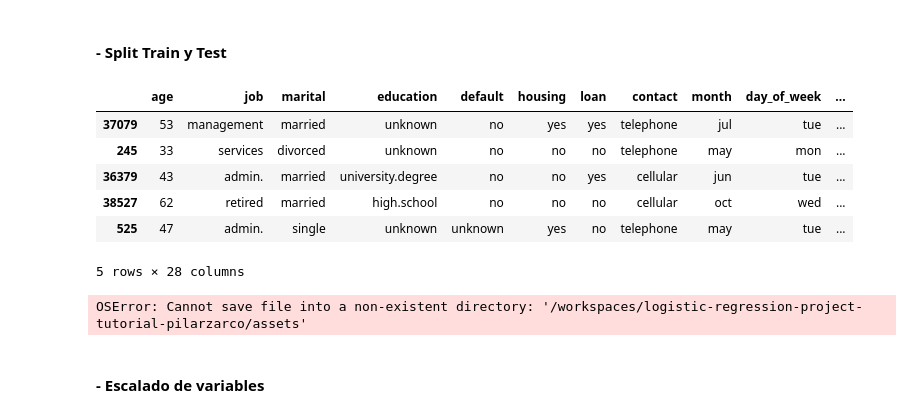
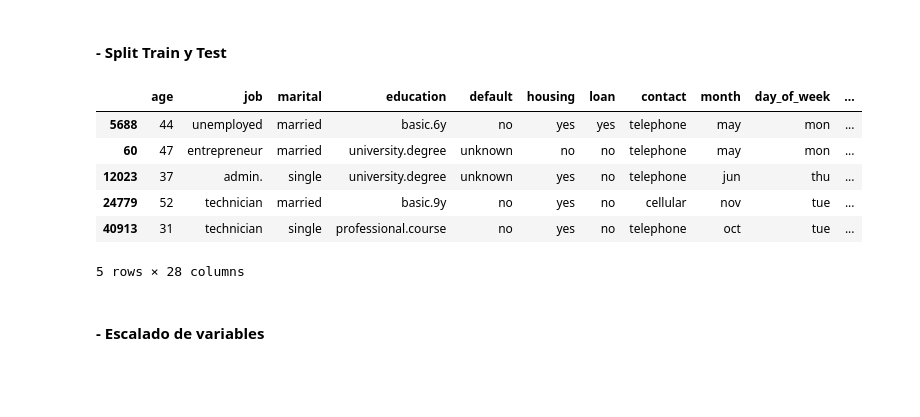
Before and after one commit to Pilizmt/logistic-regression-project-tutorial-pilarzarco, a Jupyter notebook: src/EDA.ipynb, the cells around one changed output. Saved outputs shown, nothing was run; the diff lists cells and outputs as text; code cells hidden in the pictures; blank space fills up the shorter version.

```diff
--- a/src/EDA.ipynb
+++ b/src/EDA.ipynb
@@ -240,0 +228,4 @@ campaign_stats
+# %%
+# Me centro en la informacion de 'campaign' y 'duration'
+stats = bank_df[["campaign", "duration"]].describe()
+stats
@@ -241,6 +253,13 @@ campaign_stats
 # %%
-campaign_iqr = campaign_stats["campaign"]["75%"] - campaign_stats["campaign"]["25%"]
-upper_limit = campaign_stats["campaign"]["75%"] + 1.5 * campaign_iqr
-lower_limit = campaign_stats["campaign"]["25%"] - 1.5 * campaign_iqr
-print(f"The upper and lower limits for finding outliers are {round(upper_limit, 2)} and {round(lower_limit, 2)}, with an interquartile range of {round(campaign_iqr, 2)}")
+# Identificar outliers en 'campaign'
+campaign_iqr = stats["campaign"]["75%"] - stats["campaign"]["25%"]
+upper_limit = stats["campaign"]["75%"] + 1.5 * campaign_iqr
+lower_limit = stats["campaign"]["25%"] - 1.5 * campaign_iqr
+print(f"The upper and lower limits for finding outliers in 'campaign' are {round(upper_limit, 2)} and {round(lower_limit, 2)}, with an interquartile range of {round(campaign_iqr, 2)}")
+
+# Identificar outliers en 'duration'
+duration_iqr = stats["duration"]["75%"] - stats["duration"]["25%"]
+upper_limit_dur = stats["duration"]["75%"] + 1.5 * duration_iqr
+lower_limit_dur = stats["duration"]["25%"] - 1.5 * duration_iqr
+print(f"The upper and lower limits for finding outliers in 'duration' are {round(upper_limit_dur, 2)} and {round(lower_limit_dur, 2)}, with an interquartile range of {round(duration_iqr, 2)}")
 # %% [output]
@@ -248,5 +267,0 @@ The upper and lower limits for finding outliers are 6.0 and -2.0, with an interq
-# %%
-duration_iqr = campaign_stats["duration"]["75%"] - campaign_stats["duration"]["25%"]
-upper_limit_dur = campaign_stats["duration"]["75%"] + 1.5 * duration_iqr
-lower_limit_dur = campaign_stats["duration"]["25%"] - 1.5 * duration_iqr
-print(f"The upper and lower limits for finding outliers are {round(upper_limit_dur, 2)} and {round(lower_limit_dur, 2)}, with an interquartile range of {round(duration_iqr, 2)}")
@@ -255,4 +268,5 @@ The upper and lower limits for finding outliers are 644.5 and -223.5, with an in
 # %%
+# Ajustamos los outliers a los limites
 bank_df.loc[bank_df["campaign"] > upper_limit, "campaign"] = upper_limit
-bank_df.loc[bank_df["duration"] > upper_limit_dur, "duration"] = upper_limit_dur
+bank_df.loc[bank_df["duration"] > upper_limit_dur, "duration"] = upper_limit_dur.astype(int)
 # %%
@@ -288,34 +305,41 @@ bank_df
 # %% [markdown]
 #### - Split Train y Test
 # %%
+# from sklearn.model_selection import train_test_split
+
+# X = bank_df.drop(["y_n", "y"], axis = 1)
+# y = bank_df["y_n"]
+
+# X_train, X_test, y_train, y_test = train_test_split(X, y, test_size = 0.2, random_state = 71)
+
+# X_train.head()
+
 from sklearn.model_selection import train_test_split
 
 X = bank_df.drop(["y_n", "y"], axis = 1)
 y = bank_df["y_n"]
 
-X_train, X_test, y_train, y_test = train_test_split(X, y, test_size = 0.2, random_state = 71)
+X_train, X_test, y_train, y_test = train_test_split(X, y, test_size = 0.2, random_state = 71, stratify = y)
 
 X_train.head()
 # %% [output]
 |  | age | job | marital | education | default | housing | loan | contact | month | day_of_week | ... |
-| 37079 | 53 | management | married | unknown | no | yes | yes | telephone | jul | tue | ... |
-| 245 | 33 | services | divorced | unknown | no | no | no | telephone | may | mon | ... |
-| 36379 | 43 | admin. | married | university.degree | no | no | yes | cellular | jun | tue | ... |
-| 38527 | 62 | retired | married | high.school | no | no | no | cellular | oct | wed | ... |
-| 525 | 47 | admin. | single | unknown | unknown | yes | no | telephone | may | tue | ... |
+| 5688 | 44 | unemployed | married | basic.6y | no | yes | yes | telephone | may | mon | ... |
+| 60 | 47 | entrepreneur | married | university.degree | unknown | no | no | telephone | may | mon | ... |
+| 12023 | 37 | admin. | single | university.degree | unknown | yes | no | telephone | jun | thu | ... |
+| 24779 | 52 | technician | married | basic.9y | no | yes | no | cellular | nov | tue | ... |
+| 40913 | 31 | technician | single | professional.course | no | yes | no | telephone | oct | tue | ... |
 5 rows × 28 columns
 # %%
 # Guardo SIN ESCALAR
 
-X_train.to_csv("/workspaces/logistic-regression-project-tutorial-pilarzarco/assets/bank_train_x.csv", index=False) # PREDICTORAS DE TRAIN
-with open ("/workspaces/logistic-regression-project-tutorial-pilarzarco/assets/bank_train_y.txt", "w") as f: # TARGET DE TRAIN
+X_train.to_csv("/workspaces/logistic-regression-project-tutorial-pilarzarco/data/processed/bank_train_x.csv", index=False) # PREDICTORAS DE TRAIN
+with open ("/workspaces/logistic-regression-project-tutorial-pilarzarco/data/processed/bank_train_y.txt", "w") as f: # TARGET DE TRAIN
     f.write(y_train.to_string(index=False))
 
-X_test.to_csv("/workspaces/logistic-regression-project-tutorial-pilarzarco/assets/bank_test_x.csv", index=False)# PREDICTORAS DE TEST
-with open ("/workspaces/logistic-regression-project-tutorial-pilarzarco/assets/bank_test_y.txt", "w") as f:# TARGET DE TEST
+X_test.to_csv("/workspaces/logistic-regression-project-tutorial-pilarzarco/data/processed/bank_test_x.csv", index=False)# PREDICTORAS DE TEST
+with open ("/workspaces/logistic-regression-project-tutorial-pilarzarco/data/processed/bank_test_y.txt", "w") as f:# TARGET DE TEST
     f.write(y_test.to_string(index=False))
-# %% [output]
-OSError: Cannot save file into a non-existent directory: '/workspaces/logistic-regression-project-tutorial-pilarzarco/assets'
 # %% [markdown]
 #### - Escalado de variables
 # %%
```
Also changed, not shown: parts of 11 cells of this notebook, 13 other files.
